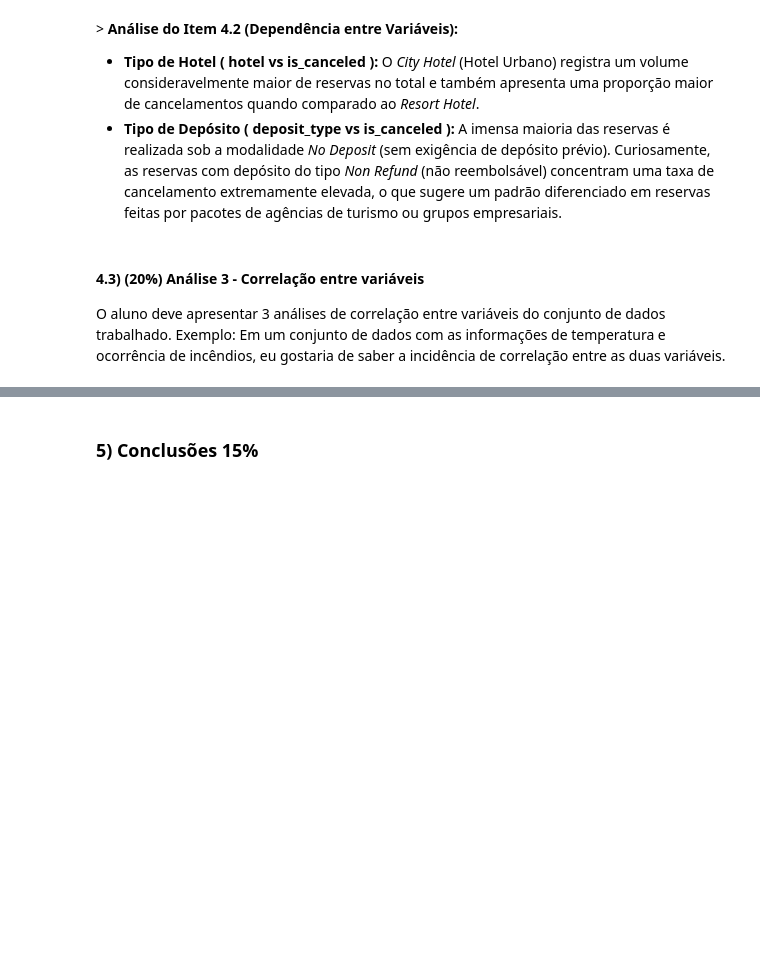
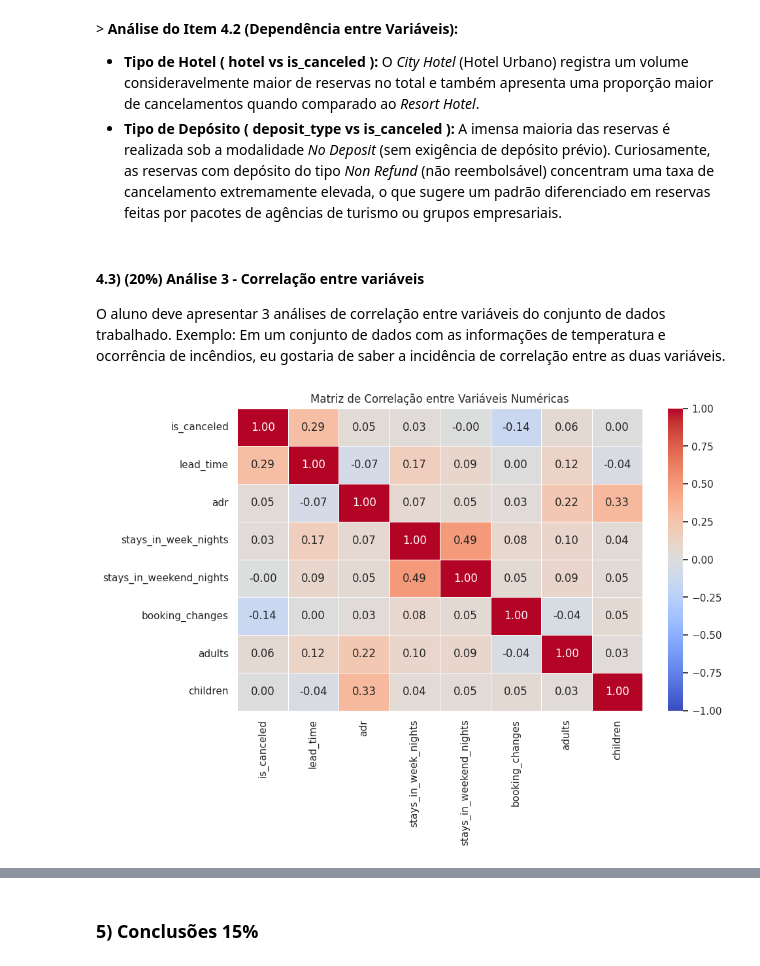
Before and after one commit to 17252406-bot/eda-_projeto-_ia, a Jupyter notebook: eda_projeto_ia.ipynb, the cells around one changed output, grey strips where cells are left out. Cells and saved outputs as stored; diff of their text form; code cells hidden in the pictures; blank space fills up the shorter version.

```diff
--- a/eda_projeto_ia.ipynb
+++ b/eda_projeto_ia.ipynb
@@ -206,3 +206,28 @@ plt.show()
 #### 4.3) **(20%)** Análise 3 - Correlação entre variáveis
 
 O aluno deve apresentar 3 análises de correlação entre variáveis do conjunto de dados trabalhado. Exemplo: Em um conjunto de dados com as informações de temperatura e ocorrência de incêndios, eu gostaria de saber a incidência de correlação entre as duas variáveis.
+# %%
+import matplotlib.pyplot as plt
+import seaborn as sns
+
+# 1. Selecionar as principais variáveis numéricas para análise de correlação
+colunas_numericas = [
+    'is_canceled',
+    'lead_time',
+    'adr',
+    'stays_in_week_nights',
+    'stays_in_weekend_nights',
+    'booking_changes',
+    'adults',
+    'children'
+]
+# 2. Calcular a matriz de correlação de Pearson
+matriz_corr = df[colunas_numericas].corr()
+
+# 3. Plotar o Mapa de Calor (Heatmap)
+plt.figure(figsize=(10, 6))
+sns.heatmap(matriz_corr, annot=True, fmt='.2f', cmap='coolwarm', vmin=-1, vmax=1, linewidths=0.5)
+plt.title('Matriz de Correlação entre Variáveis Numéricas', fontsize=12)
+plt.show()
+# %% [output]
+[figure, added]
```
Also changed, not shown: parts of 1 cell of this notebook.
